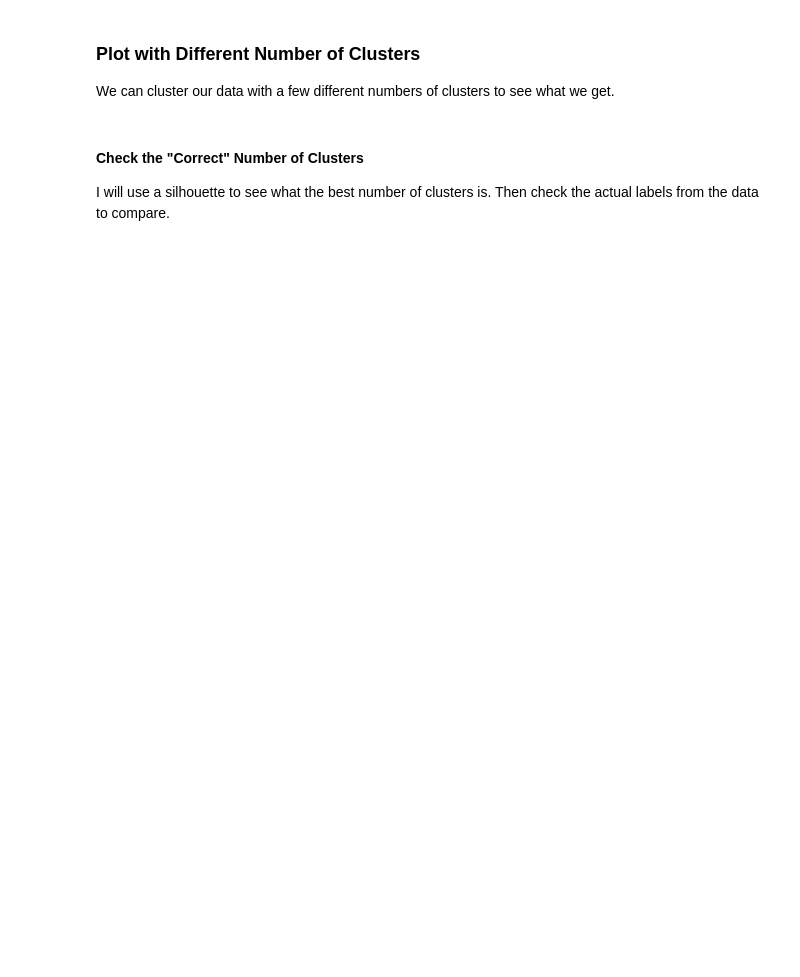
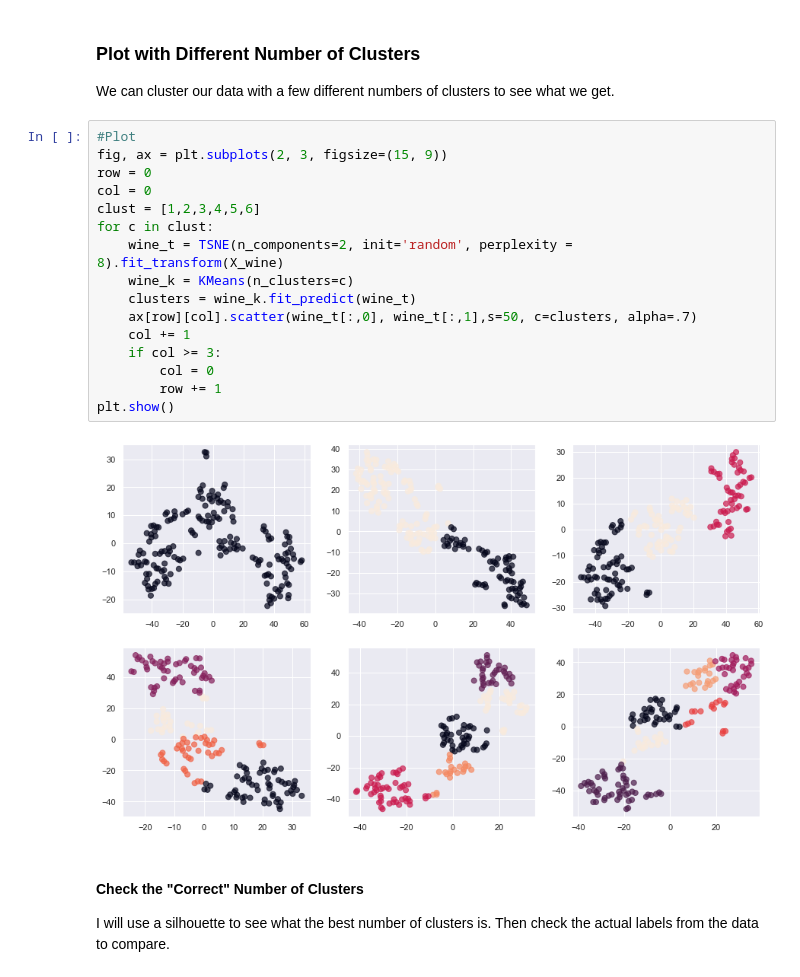
Before and after one commit to allyryry/3950_Workbooks, a Jupyter notebook: 016_k_cluster.ipynb, the cells around one changed output. Saved outputs shown, nothing was run; the diff lists cells and outputs as text; blank space fills up the shorter version.

```diff
--- a/016_k_cluster.ipynb
+++ b/016_k_cluster.ipynb
@@ -312,6 +379,24 @@ wine.head()
 ### Plot with Different Number of Clusters
 
 We can cluster our data with a few different numbers of clusters to see what we get.
+# %%
+#Plot
+fig, ax = plt.subplots(2, 3, figsize=(15, 9))
+row = 0
+col = 0
+clust = [1,2,3,4,5,6]
+for c in clust:
+    wine_t = TSNE(n_components=2, init='random', perplexity = 8).fit_transform(X_wine)
+    wine_k = KMeans(n_clusters=c)
+    clusters = wine_k.fit_predict(wine_t)
+    ax[row][col].scatter(wine_t[:,0], wine_t[:,1],s=50, c=clusters, alpha=.7)
+    col += 1
+    if col >= 3:
+        col = 0
+        row += 1
+plt.show()
+# %% [output]
+[figure, added]
 # %% [markdown]
 #### Check the "Correct" Number of Clusters
 
```
Also changed, not shown: parts of 22 cells of this notebook.
